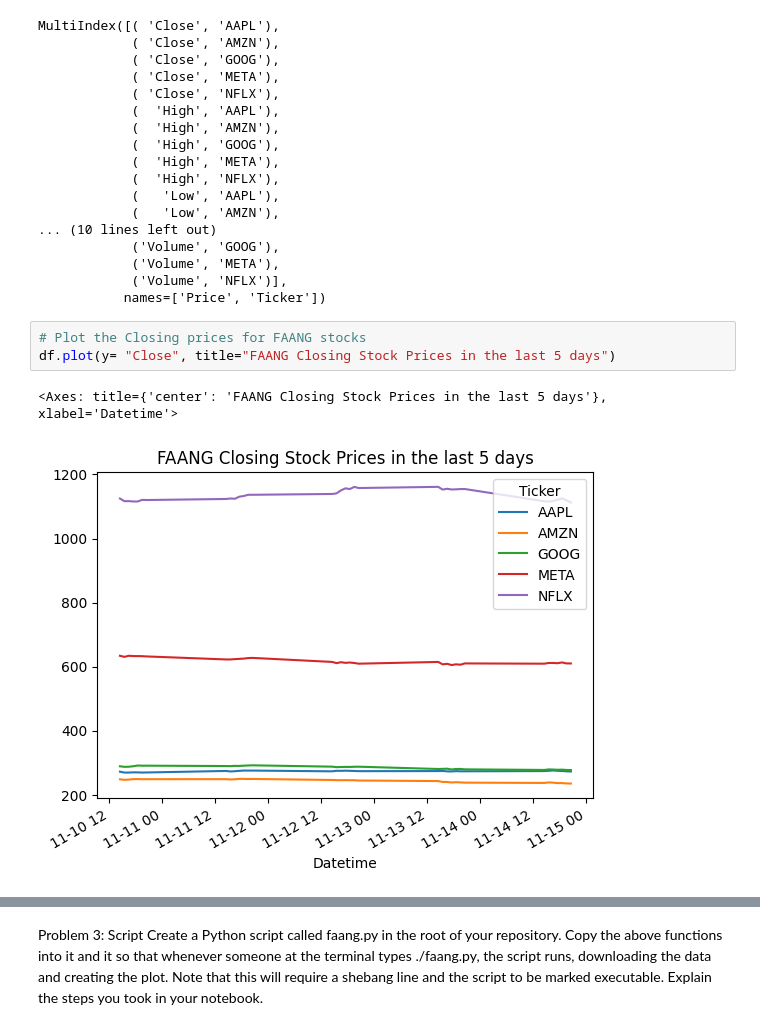
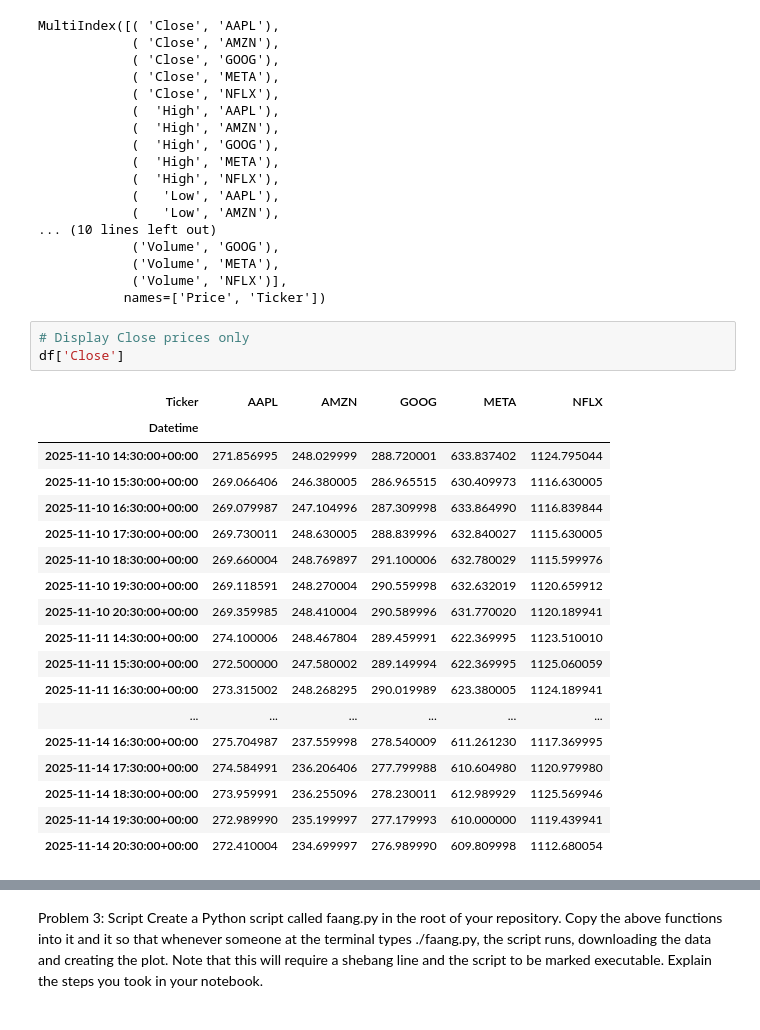
Before and after one commit to marianemcgrath/comp_infrastructure_assessment, a Jupyter notebook: problems.ipynb, the cells around one changed output, grey strips where cells are left out. Saved outputs shown, nothing was run; the diff lists cells and outputs as text.

```diff
--- a/problems.ipynb
+++ b/problems.ipynb
@@ -120,9 +118,25 @@ MultiIndex([( 'Close', 'AAPL'),
             ('Volume', 'META'),
             ('Volume', 'NFLX')],
            names=['Price', 'Ticker'])
-# %%
-# Plot the Closing prices for FAANG stocks
-df.plot(y= "Close", title="FAANG Closing Stock Prices in the last 5 days")
-# %% [output]
-<Axes: title={'center': 'FAANG Closing Stock Prices in the last 5 days'}, xlabel='Datetime'>
-[figure, removed]
+# %%
+# Display Close prices only
+df['Close']
+# %% [output]
+| Ticker | AAPL | AMZN | GOOG | META | NFLX |
+| Datetime |  |  |  |  |  |
+| 2025-11-10 14:30:00+00:00 | 271.856995 | 248.029999 | 288.720001 | 633.837402 | 1124.795044 |
+| 2025-11-10 15:30:00+00:00 | 269.066406 | 246.380005 | 286.965515 | 630.409973 | 1116.630005 |
+| 2025-11-10 16:30:00+00:00 | 269.079987 | 247.104996 | 287.309998 | 633.864990 | 1116.839844 |
+| 2025-11-10 17:30:00+00:00 | 269.730011 | 248.630005 | 288.839996 | 632.840027 | 1115.630005 |
+| 2025-11-10 18:30:00+00:00 | 269.660004 | 248.769897 | 291.100006 | 632.780029 | 1115.599976 |
+| 2025-11-10 19:30:00+00:00 | 269.118591 | 248.270004 | 290.559998 | 632.632019 | 1120.659912 |
+| 2025-11-10 20:30:00+00:00 | 269.359985 | 248.410004 | 290.589996 | 631.770020 | 1120.189941 |
+| 2025-11-11 14:30:00+00:00 | 274.100006 | 248.467804 | 289.459991 | 622.369995 | 1123.510010 |
+| 2025-11-11 15:30:00+00:00 | 272.500000 | 247.580002 | 289.149994 | 622.369995 | 1125.060059 |
+| 2025-11-11 16:30:00+00:00 | 273.315002 | 248.268295 | 290.019989 | 623.380005 | 1124.189941 |
+| ... | ... | ... | ... | ... | ... |
+| 2025-11-14 16:30:00+00:00 | 275.704987 | 237.559998 | 278.540009 | 611.261230 | 1117.369995 |
+| 2025-11-14 17:30:00+00:00 | 274.584991 | 236.206406 | 277.799988 | 610.604980 | 1120.979980 |
+| 2025-11-14 18:30:00+00:00 | 273.959991 | 236.255096 | 278.230011 | 612.989929 | 1125.569946 |
+| 2025-11-14 19:30:00+00:00 | 272.989990 | 235.199997 | 277.179993 | 610.000000 | 1119.439941 |
+| 2025-11-14 20:30:00+00:00 | 272.410004 | 234.699997 | 276.989990 | 609.809998 | 1112.680054 |
```
Also changed, not shown: parts of 5 cells of this notebook.
